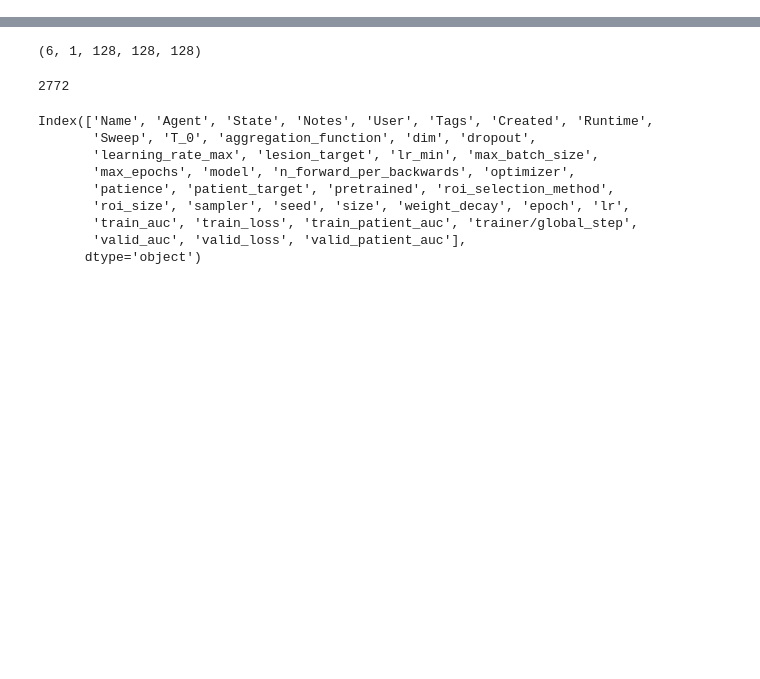
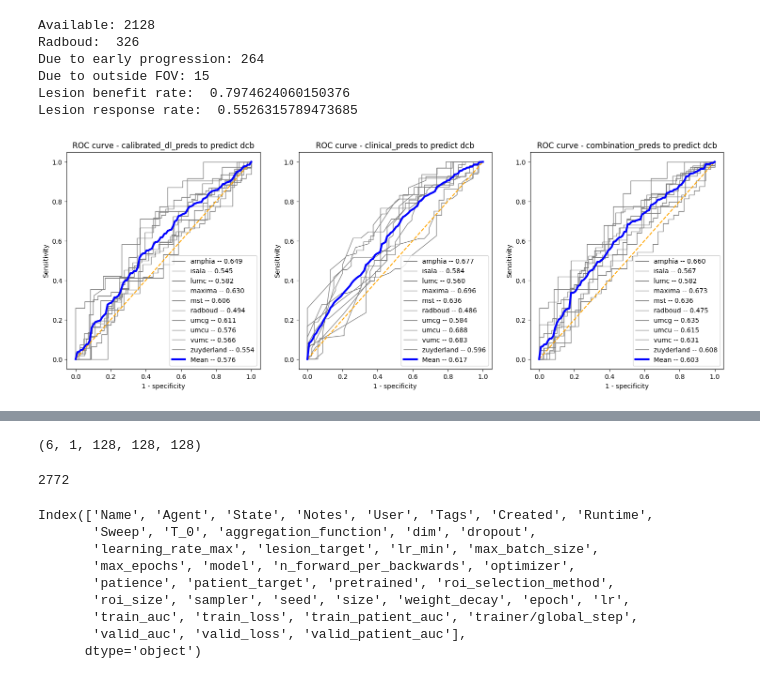
Before and after one commit to RensterMaat/premium_dl_ct, a Jupyter notebook: 01_explore.ipynb, the cells around one changed output, grey strips where cells are left out. Cells and saved outputs as stored; diff of their text form; code cells hidden in the pictures; blank space fills up the shorter version.

```diff
--- a/01_explore.ipynb
+++ b/01_explore.ipynb
@@ -8,22 +8,22 @@ from sklearn.linear_model import LogisticRegression
 lesion_fu = pd.read_csv(lesion_level_labels_csv, sep=';').set_index('lesion')
 dmtr = pd.read_csv(dmtr_csv).set_index('id')
 
-
-save_folder = Path('/mnt/c/Users/user/data/results_dl')
+save_folder = Path('/mnt/c/Users/user/data/results_dl_response')
+target = 'response'
 
 results = []
 for center in CENTERS:
 
     # training recalibrator on deep learning predictions made on training set
-    dl_training_preds = pd.read_csv(save_folder / center / 'dl_validation_preds.csv').set_index('Unnamed: 0').sum(axis=1)
+    dl_training_preds = pd.read_csv(save_folder / center / 'dl_training_preds.csv').set_index('Unnamed: 0').sum(axis=1)
     dl_training_preds = dl_training_preds.to_frame().join(lesion_fu.patient).rename(columns={0:'training_preds'})
-    dl_training_preds = dl_training_preds.groupby('patient').training_preds.min().to_frame().join(dmtr[['response']]).dropna()
+    dl_training_preds = dl_training_preds.groupby('patient').training_preds.min().to_frame().join(dmtr[[target]]).dropna()
 
     recalibrator = LogisticRegression()
-    recalibrator.fit(dl_training_preds[['training_preds']], dl_training_preds.response)
+    recalibrator.fit(dl_training_preds[['training_preds']], dl_training_preds[target])
 
     # recalibrate deep learning predictions on test set
-    dl_test_preds = pd.read_csv(save_folder / center / 'dl_preds.csv').set_index('Unnamed: 0').mean(axis=1)
+    dl_test_preds = pd.read_csv(save_folder / center / 'dl_test_preds.csv').set_index('Unnamed: 0').mean(axis=1)
     dl_test_preds = dl_test_preds.to_frame().join(lesion_fu.patient).rename(columns={0:'uncalibrated_dl_preds'})
     dl_test_preds = dl_test_preds.groupby('patient').uncalibrated_dl_preds.min().to_frame()
 
@@ -32,10 +32,21 @@ for center in CENTERS:
     # add raw clinical predictions to output file
     clinical_preds = pd.read_csv(save_folder / center / 'clinical_test_preds.csv').set_index('id').rename(columns={'0':'clinical_preds'})
     test_preds = dl_test_preds.join(clinical_preds)
+    # test_preds = clinical_preds
 
     # fit clinical + deep learning model on predictions of both models on train set
     clinical_training_preds = pd.read_csv(save_folder / center / 'clinical_training_preds.csv').set_index('id').rename(columns={'0':'clinical_preds'})
+    training_preds = clinical_training_preds.join(dl_training_preds).dropna()
+
+    combination_model = LogisticRegression()
+    combination_model.fit(training_preds.drop(columns=[target]), training_preds[target])
+
+    test_preds = test_preds.dropna()
+
+    combination_test_preds = combination_model.predict_proba(test_preds[['uncalibrated_dl_preds','clinical_preds']])[:,1]
+    test_preds['combination_preds'] = combination_test_preds
 
     results.append(test_preds)
 
-pd.concat(results).to_csv(save_folder / 'predictions.csv')
+results = pd.concat(results).join(dmtr[[target,'center']])
+results.to_csv(save_folder / 'predictions.csv')
@@ -359,0 +213,32 @@ fig.show()
+# %%
+import pandas as pd
+from src.config import lesion_level_labels_csv, dmtr_csv
+
+lesion_fu = pd.read_csv(lesion_level_labels_csv, sep=';')
+dmtr = pd.read_csv(dmtr_csv).set_index('id')
+
+print('Available:', (~lesion_fu.lesion_benefit.isna()).sum())
+print('Radboud: ', lesion_fu.center.value_counts()['radboud'])
+not_radboud = lesion_fu[lesion_fu.center != 'radboud']
+not_radboud_dmtr = dmtr.loc[not_radboud.patient.unique()]
+early_progressors = not_radboud_dmtr[(not_radboud_dmtr.fu_PFS.apply(lambda x: int(x.split()[0]) if type(x) == str else float('nan')) < 90) & (not_radboud_dmtr.event_PFS)].index
+lost_due_to_early_progression = not_radboud[not_radboud.patient.isin(early_progressors) & not_radboud.last_fu.isna()]
+
+print('Due to early progression:', len(lost_due_to_early_progression))
+not_due_to_early_progression = not_radboud[~not_radboud.lesion.isin(lost_due_to_early_progression.lesion.tolist())]
+
+at_least_one_lesion_with_followup = not_due_to_early_progression.groupby('patient').last_fu.apply(list).apply(lambda x: ~pd.isna(x)).apply(any)
+print(
+    'Due to outside FOV:',
+    not_due_to_early_progression[not_due_to_early_progression.patient.isin(at_least_one_lesion_with_followup[at_least_one_lesion_with_followup].index)].last_fu.isna().sum()
+)
+
+print('Lesion benefit rate: ', lesion_fu[~lesion_fu.last_fu.isna()].lesion_benefit.mean())
+print('Lesion response rate: ', lesion_fu[~lesion_fu.last_fu.isna()].lesion_response.mean())
+# %% [output]
+Available: 2128
+Radboud:  326
+Due to early progression: 264
+Due to outside FOV: 15
+Lesion benefit rate:  0.7974624060150376
+Lesion response rate:  0.5526315789473685
@@ -359,0 +247,11 @@ fig.show()
+# %%
+import matplotlib.pyplot as plt
+from src.plot_utils import plot_roc, plot_calibration_curve, plot_correlation
+
+fig, ax = plt.subplots(1,3, figsize=(18,6))
+plot_roc('calibrated_dl_preds',target,results.dropna(subset=['dcb']),ax[0])
+plot_roc('clinical_preds',target,results.dropna(subset=['dcb']),ax[1])
+plot_roc('combination_preds',target,results.dropna(subset=['dcb']),ax[2])
+fig.show()
+# %% [output]
+[figure, added]
```
Also changed, not shown: parts of 31 cells of this notebook, 28 other files.
